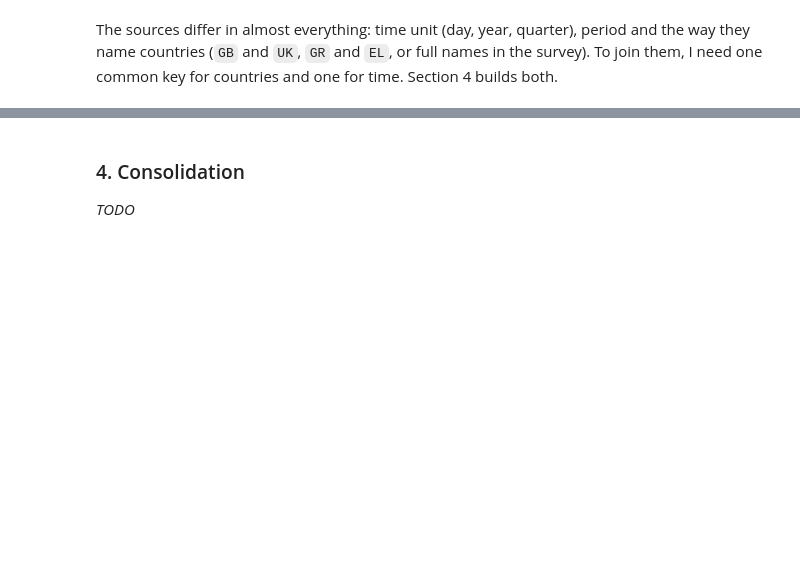
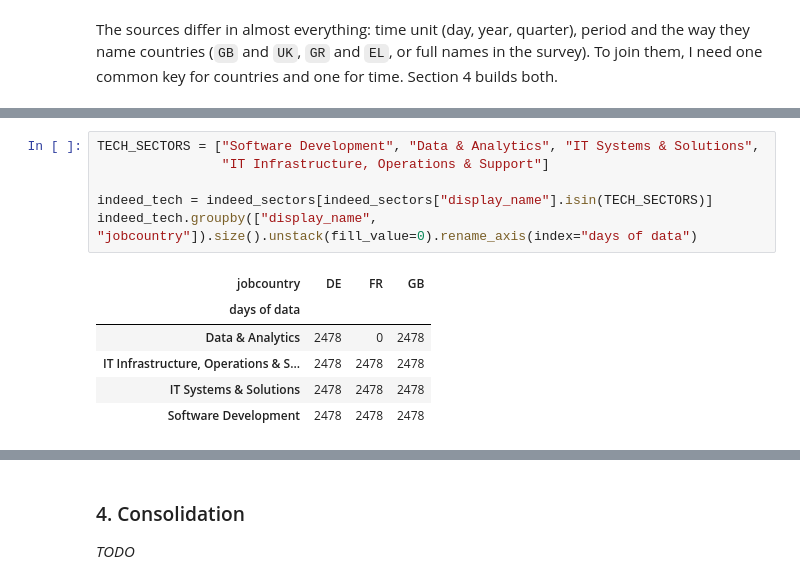
Before and after one commit to N1ko-Gr/eu-tech-job-market, a Jupyter notebook: eu_tech_job_market.ipynb, the cells around one changed output, grey strips where cells are left out. Saved outputs shown, nothing was run; the diff lists cells and outputs as text; blank space fills up the shorter version.

```diff
--- a/eu_tech_job_market.ipynb
+++ b/eu_tech_job_market.ipynb
@@ -507,0 +527,13 @@ _TODO_
+# %%
+TECH_SECTORS = ["Software Development", "Data & Analytics", "IT Systems & Solutions",
+                "IT Infrastructure, Operations & Support"]
+
+indeed_tech = indeed_sectors[indeed_sectors["display_name"].isin(TECH_SECTORS)]
+indeed_tech.groupby(["display_name", "jobcountry"]).size().unstack(fill_value=0).rename_axis(index="days of data")
+# %% [output]
+| jobcountry | DE | FR | GB |
+| days of data |  |  |  |
+| Data & Analytics | 2478 | 0 | 2478 |
+| IT Infrastructure, Operations & S... | 2478 | 2478 | 2478 |
+| IT Systems & Solutions | 2478 | 2478 | 2478 |
+| Software Development | 2478 | 2478 | 2478 |
```
Also changed, not shown: parts of 25 cells of this notebook.
